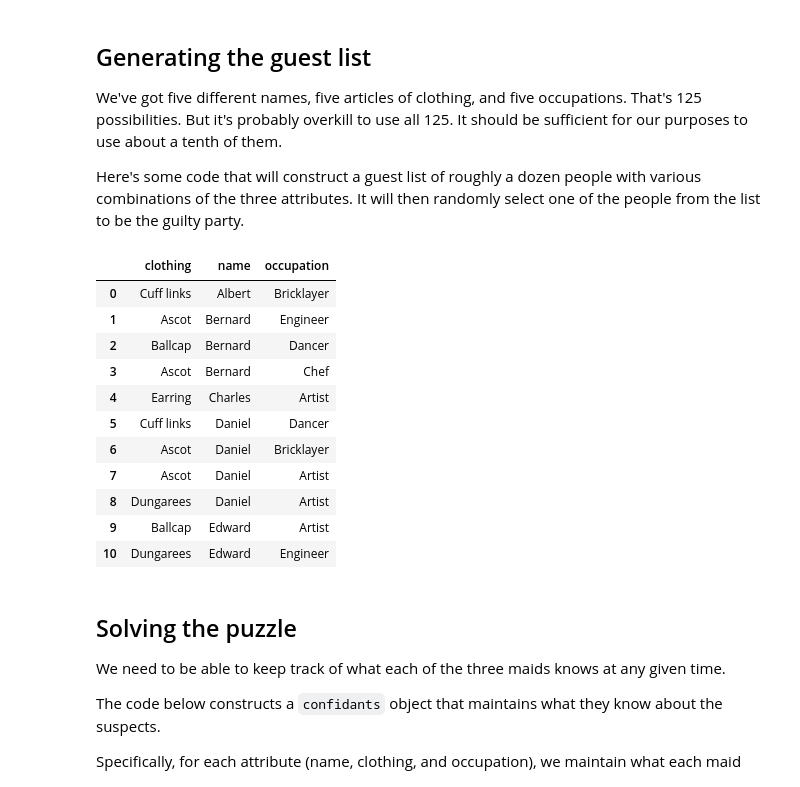
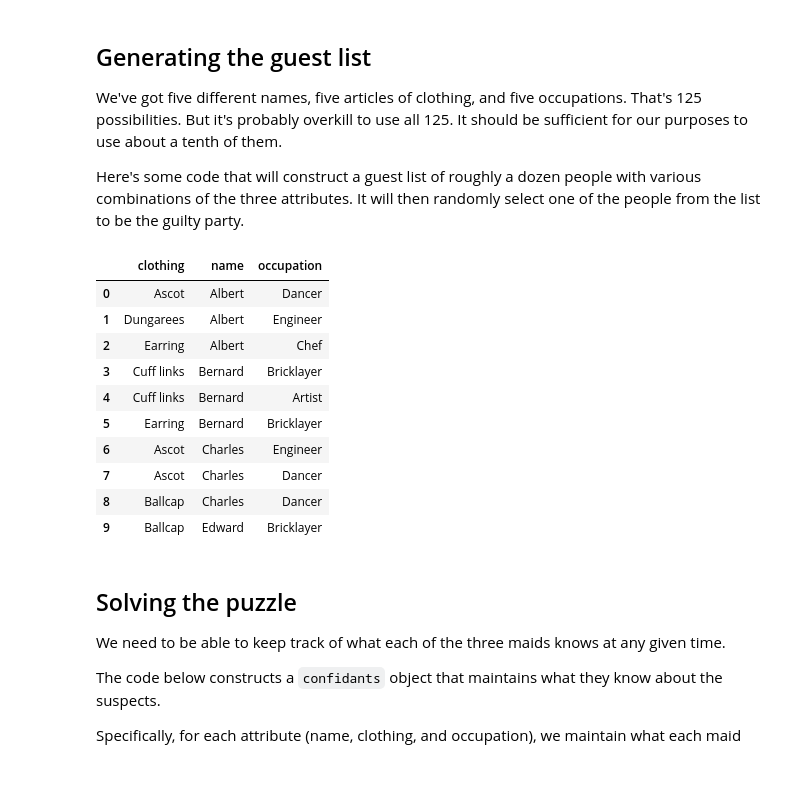
Before and after one commit to shaungallagher/cheryls-murder, a Jupyter notebook: cheryls-murder.ipynb, the cells around one changed output. Cells and saved outputs as stored; diff of their text form; code cells hidden in the pictures.

Commit message:
refactoring, other code clean-up, reproducibility

```diff
--- a/cheryls-murder.ipynb
+++ b/cheryls-murder.ipynb
@@ -97,62 +99,64 @@ import numpy as np
 # %%
+# for reproducibility
+SEED = 754687
+np.random.seed(SEED)
+
 
 # Designate various possible attributes the suspects might have
 attributes = [
       {'key': 'name', 'values': ['Albert', 'Bernard', 'Charles', 'Daniel', 'Edward'] },
       {'key': 'clothing', 'values': ['Ascot', 'Ballcap', 'Cuff links', 'Dungarees', 'Earring'] },
       {'key': 'occupation', 'values': ['Artist', 'Bricklayer', 'Chef', 'Dancer', 'Engineer'] },
 ]
 
 
 def get_suspects_dataframe(suspects=False):
+    """
+    Construct a list of suspects.  If the size of the attribute with the most values is N,
+    then the list length will be roughly N multipled by a random number between 1 and N-1.
+    """
 
     if not suspects:
-
         # Sort the attributes so that the attribute with the most values is first.
         attributes.sort(key=lambda x: len(x['values']), reverse=True)
 
-        # Construct the list of suspects
-        suspects = []
-        for value in attributes[0]['values']:
-            num_rows = random.randint(1, len(attributes[0]['values'])-1);
-            for x in range(0, num_rows):
-                row = {attributes[0]['key']: value}
-                for item in attributes[1:]:
-                    row[item['key']] = random.sample(set(item['values']), 1)[0]
-                suspects.append(row)
+        # Construct the list of suspects by choosing one value from each attribute.
+        largest_len = len(attributes[0]['values'])
+        suspects = [{attr['key']: np.random.choice(attr['values']) for attr in attributes}
+                    for _ in range(largest_len * np.random.randint(1, largest_len))]
 
-    # Create a dataframe from the suspects list
+    # Create a dataframe from the suspects list, eliminating duplicates
     df = pd.DataFrame(suspects)
     df = df.drop_duplicates()
-
     return df
 
 
 def get_guilty_attributes(df):
-
-    # Randomly select the guilty person
-    guilty = random.sample(df.index, 1)[0]
+    """
+    Randomly select the guilty person.
+    """
+    guilty = np.random.choice(df.index)
     guilty_attributes = df.ix[guilty].to_dict()
-
     return guilty_attributes
 
 
 df = get_suspects_dataframe()
-guilty_attributes = get_guilty_attributes(df)
+df = df.sort_values(by=['name', 'clothing'], ascending=[True, True])
+df = df.reset_index(drop=True)
+guilty_attributes = get_guilty_attributes(df) # let's not reveal this yet
 df
 # %% [output]
 |  | clothing | name | occupation |
-| 0 | Cuff links | Albert | Bricklayer |
-| 1 | Ascot | Bernard | Engineer |
-| 2 | Ballcap | Bernard | Dancer |
-| 3 | Ascot | Bernard | Chef |
-| 4 | Earring | Charles | Artist |
-| 5 | Cuff links | Daniel | Dancer |
-| 6 | Ascot | Daniel | Bricklayer |
-| 7 | Ascot | Daniel | Artist |
-| 8 | Dungarees | Daniel | Artist |
-| 9 | Ballcap | Edward | Artist |
-| 10 | Dungarees | Edward | Engineer |
+| 0 | Ascot | Albert | Dancer |
+| 1 | Dungarees | Albert | Engineer |
+| 2 | Earring | Albert | Chef |
+| 3 | Cuff links | Bernard | Bricklayer |
+| 4 | Cuff links | Bernard | Artist |
+| 5 | Earring | Bernard | Bricklayer |
+| 6 | Ascot | Charles | Engineer |
+| 7 | Ascot | Charles | Dancer |
+| 8 | Ballcap | Charles | Dancer |
+| 9 | Ballcap | Edward | Bricklayer |
 # %% [markdown]
 ## Solving the puzzle
 
```
Also changed, not shown: parts of 15 cells of this notebook.
